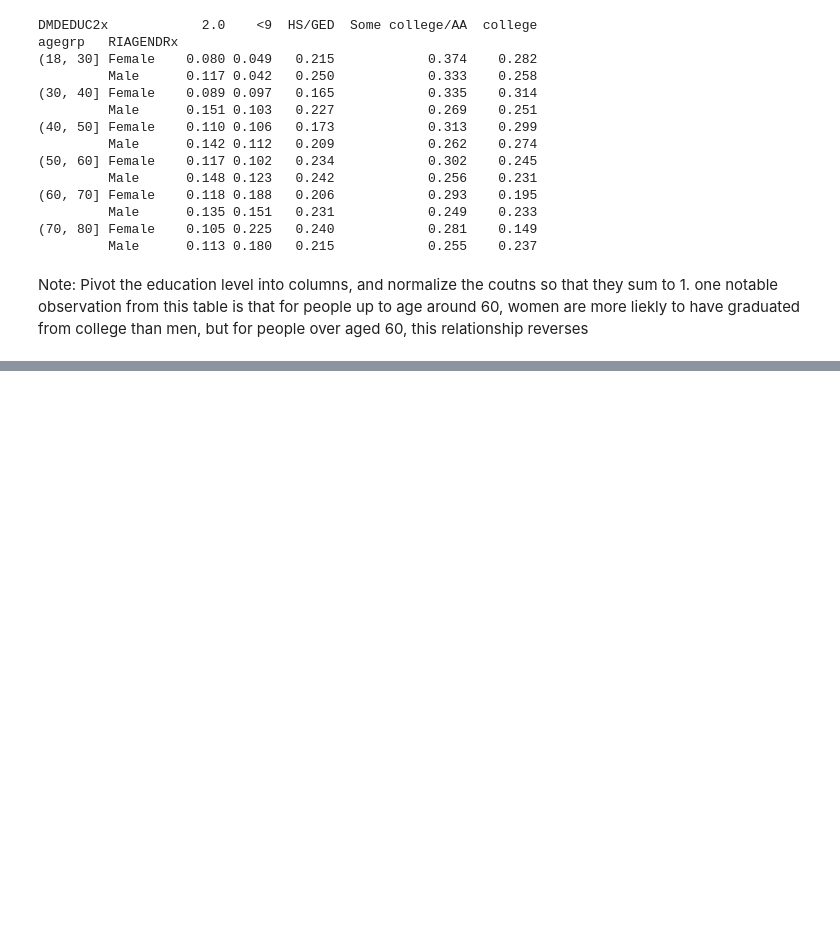
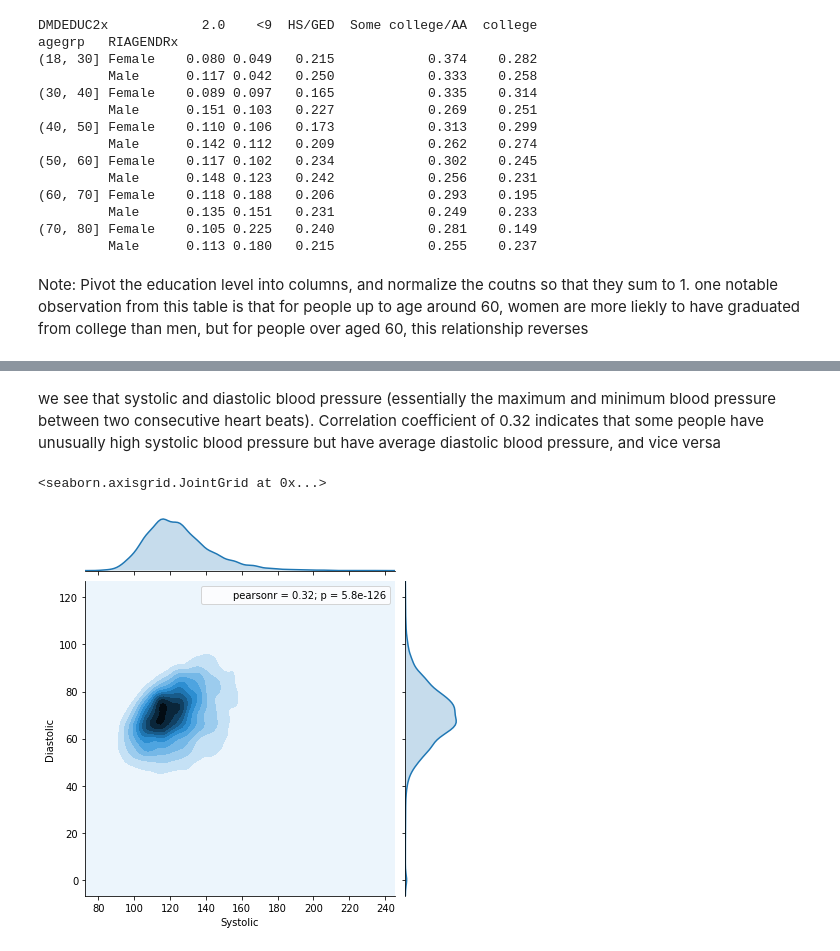
Before and after one commit to JiatianWang/Statistics-, a Jupyter notebook: understanding and visualizing data.ipynb, the cells around one changed output, grey strips where cells are left out. Drawn from its saved outputs; the diff is of its cells as text; code cells hidden in the pictures; blank space fills up the shorter version.

```diff
--- a/understanding and visualizing data.ipynb
+++ b/understanding and visualizing data.ipynb
@@ -179,0 +219,8 @@ one notable observation from this table is that for people up to age around 60,
+# %% [markdown]
+we see that systolic and diastolic blood pressure (essentially the maximum and minimum blood pressure between two consecutive heart beats). Correlation coefficient of 0.32 indicates that some people have unusually high systolic blood pressure but have average diastolic blood pressure, and vice versa
+# %%
+bp = sns.jointplot(x = 'BPXSY1', y = 'BPXDI1', kind = 'kde', data = da).annotate(stats.pearsonr)
+bp.set_axis_labels('Systolic','Diastolic')
+# %% [output]
+<seaborn.axisgrid.JointGrid at 0x...>
+[figure, added]
```
Also changed, not shown: parts of 9 cells of this notebook.
